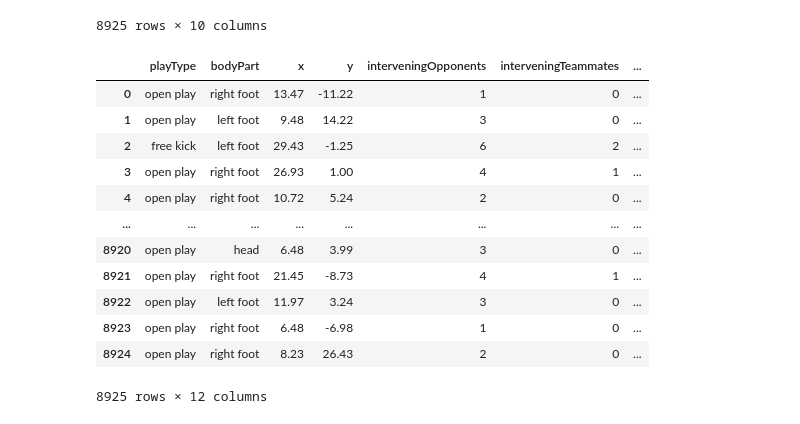
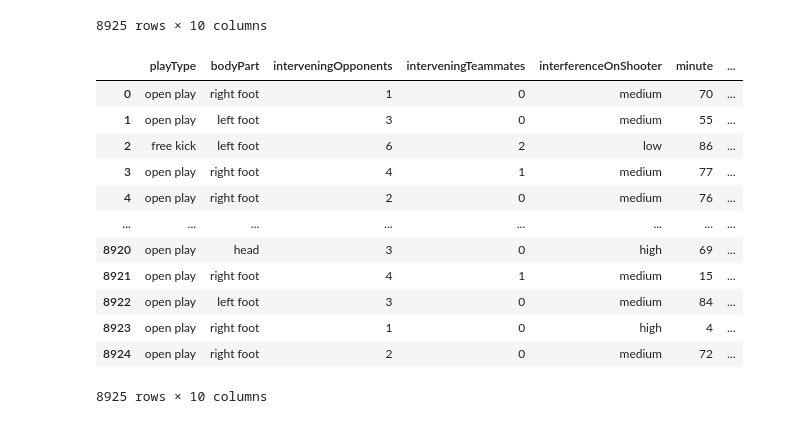
Before and after one commit to eslami200117/Data-Science, a Jupyter notebook: CA5/CA5.ipynb, the cells around one changed output. Saved outputs shown, nothing was run; the diff lists cells and outputs as text; code cells hidden in the pictures.

Commit message:
done with football part

```diff
--- a/CA5/CA5.ipynb
+++ b/CA5/CA5.ipynb
@@ -149,23 +149,25 @@ df
 # %%
 df['distance'] = np.sqrt((df['x'] ** 2) + (df['y'] ** 2))
 
 goal_width = 7.32  # Width of the goal in meters
 #df['theta'] = np.arctan2(goal_width * df['x'], (df['x']**2 + df['y']**2 - (goal_width / 2)**2))
 
 df['angle'] = np.degrees(np.arctan2(goal_width * df['x'], (df['x']**2 + df['y']**2 - (goal_width / 2)**2)))#(df['theta'])
 
+df.drop('x', inplace=True, axis=1)
+df.drop('y', inplace=True, axis=1)
 df
 # %% [output]
-|  | playType | bodyPart | x | y | interveningOpponents | interveningTeammates | ... |
-| 0 | open play | right foot | 13.47 | -11.22 | 1 | 0 | ... |
-| 1 | open play | left foot | 9.48 | 14.22 | 3 | 0 | ... |
-| 2 | free kick | left foot | 29.43 | -1.25 | 6 | 2 | ... |
-| 3 | open play | right foot | 26.93 | 1.00 | 4 | 1 | ... |
-| 4 | open play | right foot | 10.72 | 5.24 | 2 | 0 | ... |
+|  | playType | bodyPart | interveningOpponents | interveningTeammates | interferenceOnShooter | minute | ... |
+| 0 | open play | right foot | 1 | 0 | medium | 70 | ... |
+| 1 | open play | left foot | 3 | 0 | medium | 55 | ... |
+| 2 | free kick | left foot | 6 | 2 | low | 86 | ... |
+| 3 | open play | right foot | 4 | 1 | medium | 77 | ... |
+| 4 | open play | right foot | 2 | 0 | medium | 76 | ... |
 | ... | ... | ... | ... | ... | ... | ... | ... |
-| 8920 | open play | head | 6.48 | 3.99 | 3 | 0 | ... |
-| 8921 | open play | right foot | 21.45 | -8.73 | 4 | 1 | ... |
-| 8922 | open play | left foot | 11.97 | 3.24 | 3 | 0 | ... |
-| 8923 | open play | right foot | 6.48 | -6.98 | 1 | 0 | ... |
-| 8924 | open play | right foot | 8.23 | 26.43 | 2 | 0 | ... |
+| 8920 | open play | head | 3 | 0 | high | 69 | ... |
+| 8921 | open play | right foot | 4 | 1 | medium | 15 | ... |
+| 8922 | open play | left foot | 3 | 0 | medium | 84 | ... |
+| 8923 | open play | right foot | 1 | 0 | high | 4 | ... |
+| 8924 | open play | right foot | 2 | 0 | medium | 72 | ... |
-8925 rows × 12 columns
+8925 rows × 10 columns
```
Also changed, not shown: parts of 2 cells of this notebook.
